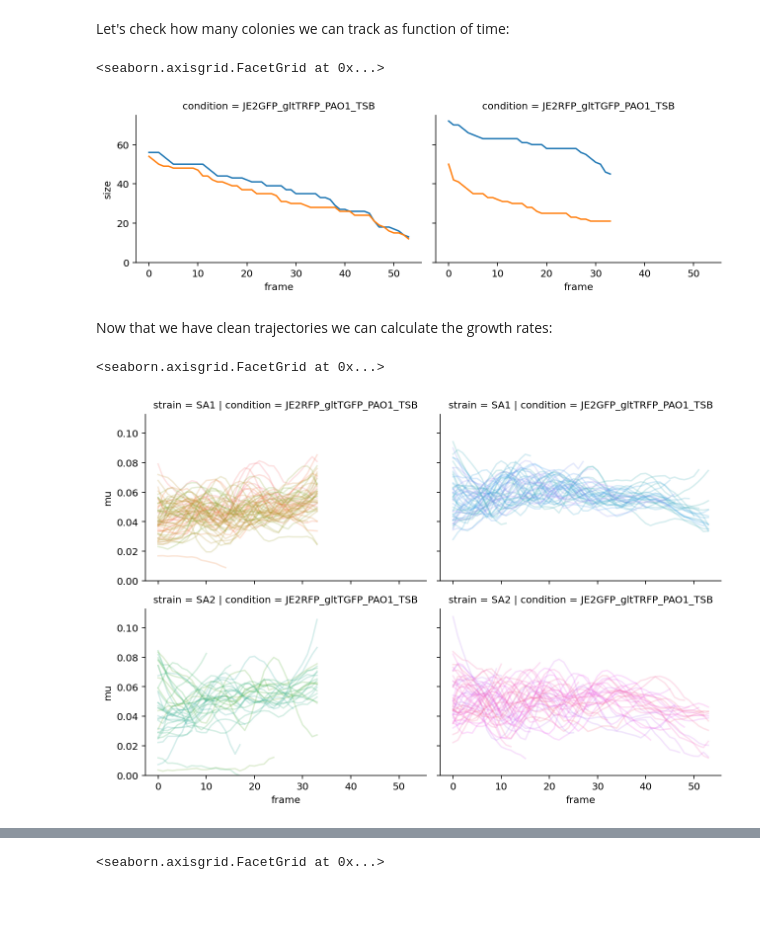
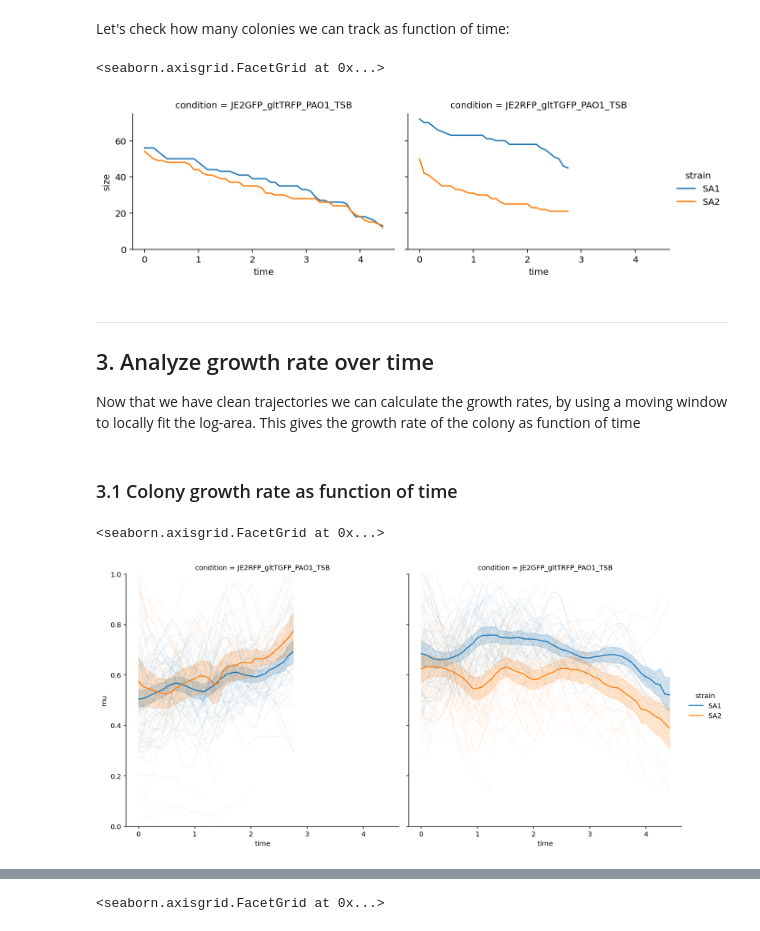
Before and after one commit to simonvanvliet/PA-SA_Agarpads, a Jupyter notebook: 2_plot_colony_growth.ipynb, the cells around one changed output, grey strips where cells are left out. Saved outputs shown, nothing was run; the diff lists cells and outputs as text; code cells hidden in the pictures; blank space fills up the shorter version.

Commit message:
Updated plotting scripts

```diff
--- a/2_plot_colony_growth.ipynb
+++ b/2_plot_colony_growth.ipynb
@@ -38,3 +30,6 @@ exp_name = "20230411"
 #read data
 csv_name = path_data_files / f"{exp_name}_all_data.csv"
 df_all = pd.read_csv(csv_name, index_col=0)
+
+#set settings
+dt_frames = 5/60 #time between frames in hours
@@ -63,5 +51,19 @@ to compare growth of colonies we first normalize area to 1 in first frame and th
 # %%
+#filter out PA and untracked colonies
+df = df_all.loc[(~(df_all['strain']=='PA')) & (df_all['colony_id']>=0)].copy()
+
+#add unique id
+unique_id = df['strain'].map(str) + '-' + df['pos'].map(str) + '-' + df['colony_id'].map(str)
+df['unique_id'] = unique_id
+
+#add time in hours
+df['time'] = df['frame']*dt_frames
+
 # add normalized area
 df['area'] = df['area'].astype(float)
 df['lognorm_area'] = np.log(df['area'].div(df.groupby('unique_id')['area'].transform('first')))
 df['log_area_change'] = df.groupby('unique_id')['lognorm_area'].diff(1)
+
+#plot log normalized area
+g = sns.FacetGrid(data=df, col='condition',row='strain',aspect=1.5,hue='unique_id')
+g.map_dataframe(sns.lineplot, x='time', y='lognorm_area', alpha=0.2)
@@ -100,15 +102,20 @@ g.map_dataframe(sns.lineplot, x='frame', y='lognorm_area', alpha=0.2)
 # %% [markdown]
 Let's check how many colonies we can track as function of time:
 # %%
-col_num_t = df_filtered.groupby(['strain','frame','condition'], as_index=False).size()
+col_num_t = df_filtered.groupby(['strain','frame','time','condition'], as_index=False).size()
 g = sns.FacetGrid(data=col_num_t, col='condition',hue='strain',aspect=1.5)
-g.map_dataframe(sns.lineplot, x='frame', y='size')
+g.map_dataframe(sns.lineplot, x='time', y='size').add_legend()
 g.set(ylim=(0, None))
 # %% [output]
 <seaborn.axisgrid.FacetGrid at 0x...>
-[figure, old version]
+[figure, new version]
-# %% [markdown]
-Now that we have clean trajectories we can calculate the growth rates:
+# %% [markdown]
+---
+
+## 3. Analyze growth rate over time
+
+Now that we have clean trajectories we can calculate the growth rates, by using a moving window to locally fit the log-area.
+This gives the growth rate of the colony as function of time
 # %%
 def derivative(y, frm_interval=1, log = False):
     if y.size > 2:
@@ -122,9 +132,11 @@ def derivative(y, frm_interval=1, log = False):
+# %% [markdown]
+### 3.1 Colony growth rate as function of time
 # %%
-df_filtered['mu'] = df_filtered.groupby('unique_id')['area'].rolling(11, min_periods=6, center=True).apply(derivative, kwargs={'frm_interval':1, 'log':True}).reset_index(0,drop=True)
+g = sns.FacetGrid(data=df_filtered, col='condition',hue='strain',aspect=1,height=6)
+g.map_dataframe(sns.lineplot, x='time', y='mu', alpha=0.1,size=1,units='unique_id', estimator=None)
+g.map_dataframe(sns.lineplot, x='time', y='mu').add_legend()
 
-g = sns.FacetGrid(data=df_filtered, col='condition',row='strain',aspect=1.5,hue='unique_id')
-g.map_dataframe(sns.lineplot, x='frame', y='mu', alpha=0.2)
-g.set(ylim=(0, None))
+g.set(ylim=(0, 1))
 # %% [output]
 <seaborn.axisgrid.FacetGrid at 0x...>
-[figure, old version]
+[figure, new version]
```
Also changed, not shown: parts of 25 cells of this notebook.
